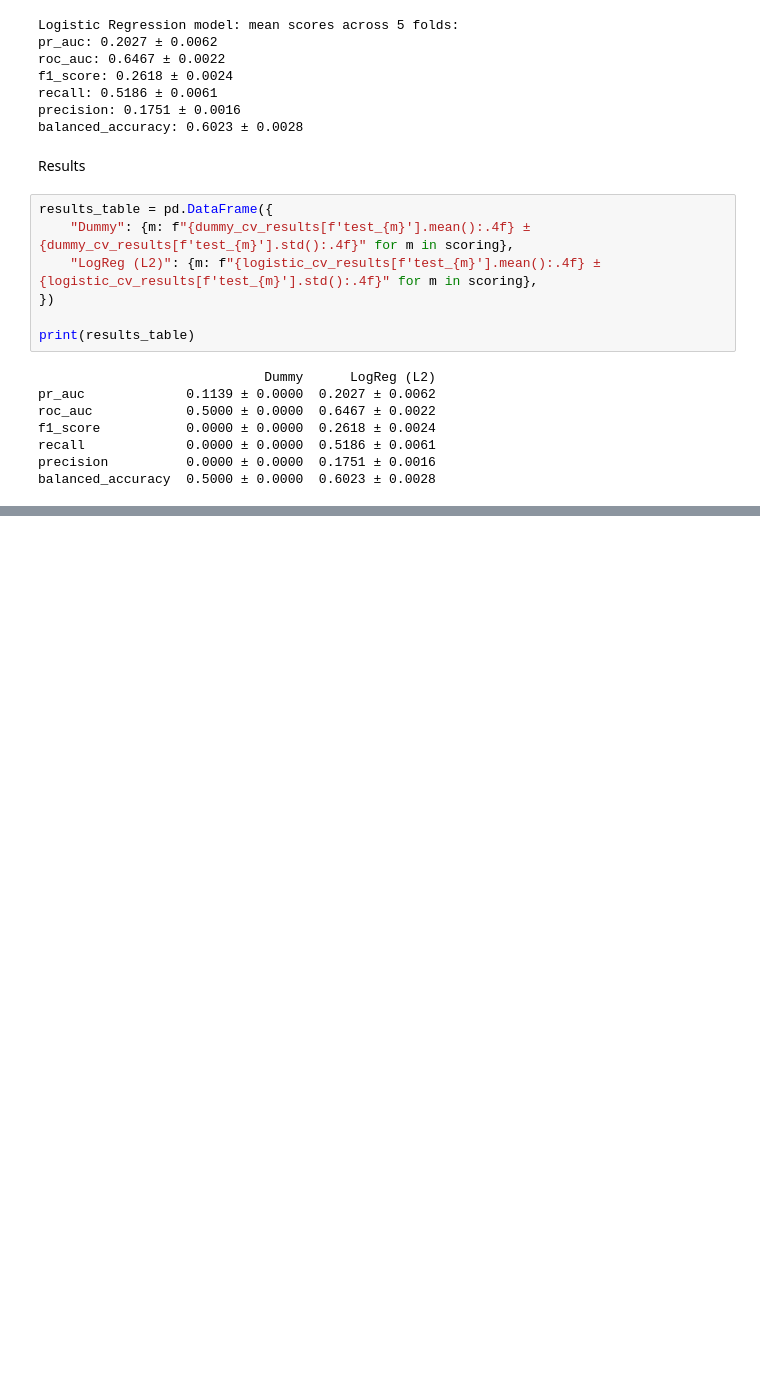
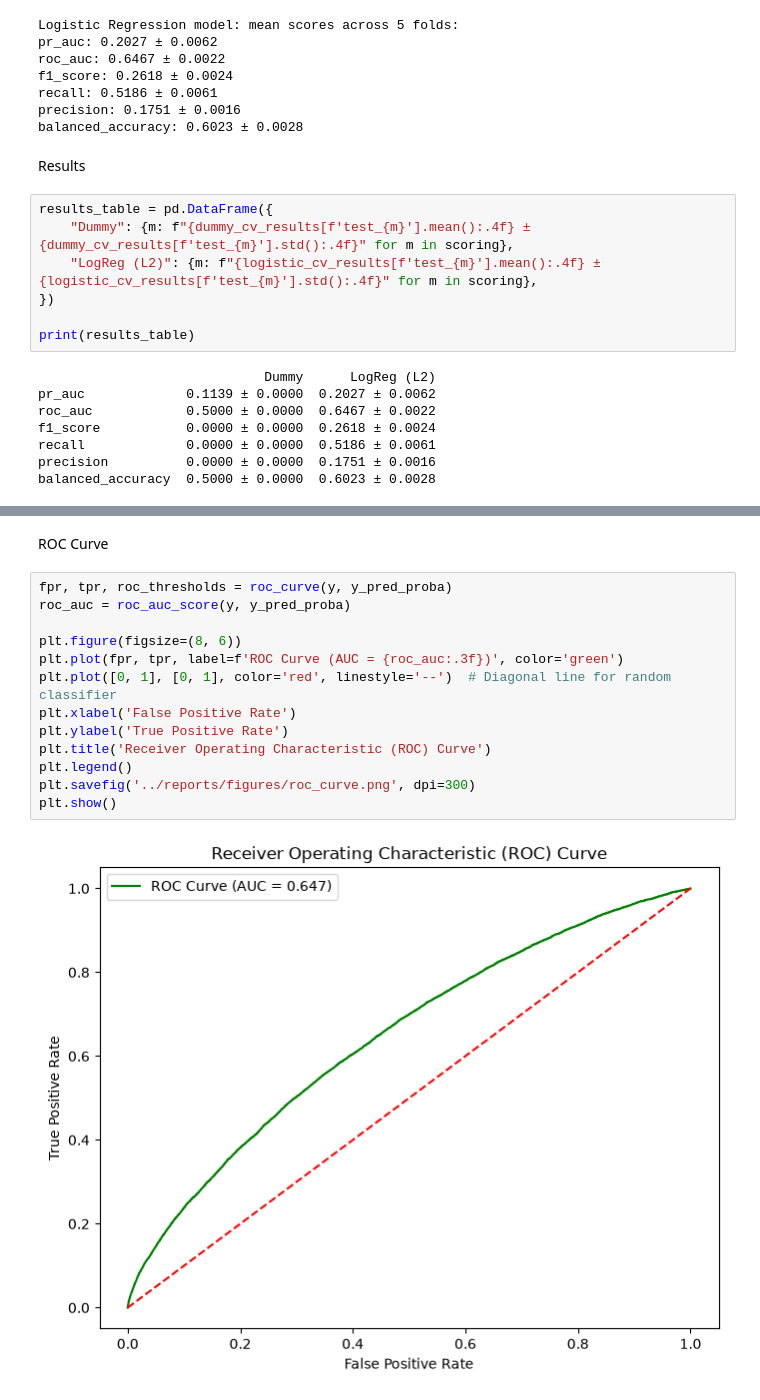
Before and after one commit to suadbinuyo/diabetes-readmission, a Jupyter notebook: notebooks/01_data_audit_baseline.ipynb, the cells around one changed output, grey strips where cells are left out. Cells and saved outputs as stored; diff of their text form; blank space fills up the shorter version.

```diff
--- a/notebooks/01_data_audit_baseline.ipynb
+++ b/notebooks/01_data_audit_baseline.ipynb
@@ -355,0 +399,17 @@ balanced_accuracy  0.5000 ± 0.0000  0.6023 ± 0.0028
+# %% [markdown]
+ROC Curve
+# %%
+fpr, tpr, roc_thresholds = roc_curve(y, y_pred_proba)
+roc_auc = roc_auc_score(y, y_pred_proba)
+
+plt.figure(figsize=(8, 6))
+plt.plot(fpr, tpr, label=f'ROC Curve (AUC = {roc_auc:.3f})', color='green')
+plt.plot([0, 1], [0, 1], color='red', linestyle='--')  # Diagonal line for random classifier
+plt.xlabel('False Positive Rate')
+plt.ylabel('True Positive Rate')
+plt.title('Receiver Operating Characteristic (ROC) Curve')
+plt.legend()
+plt.savefig('../reports/figures/roc_curve.png', dpi=300)
+plt.show()
+# %% [output]
+[figure, added]
```
Also changed, not shown: parts of 6 cells of this notebook, 2 other files.
